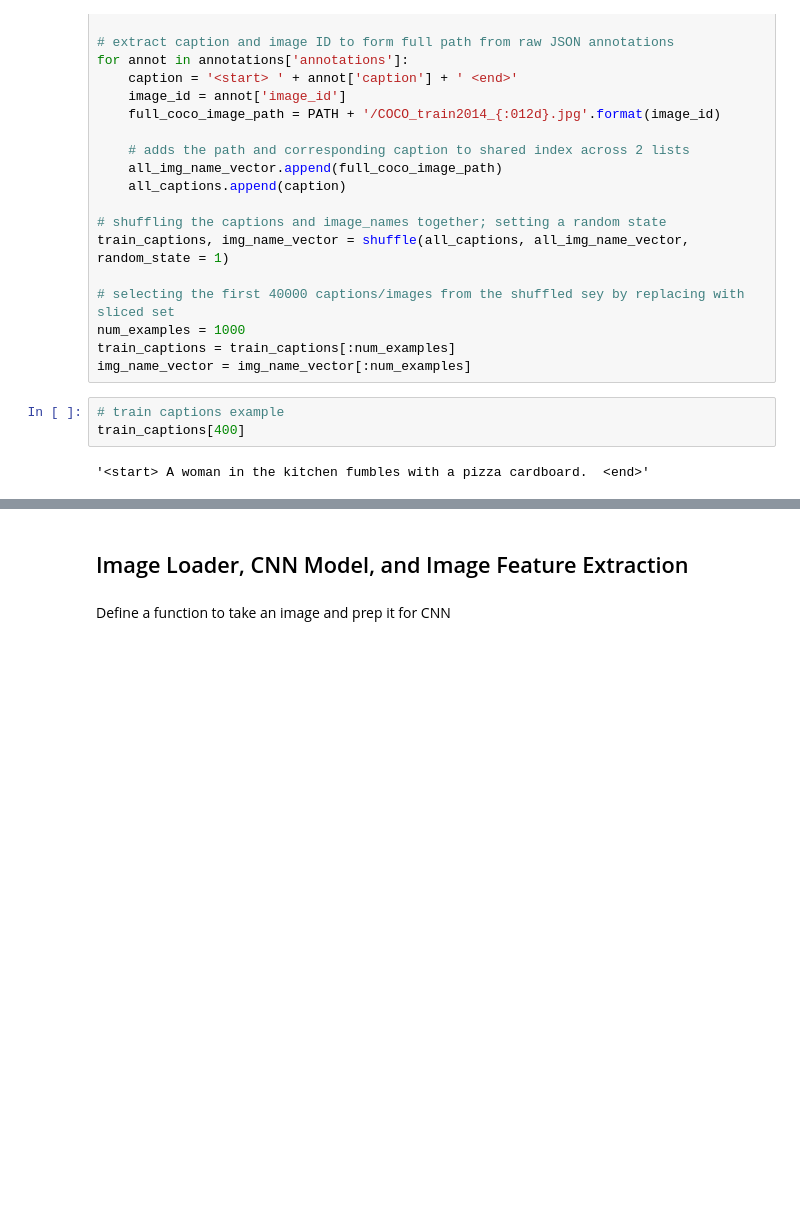
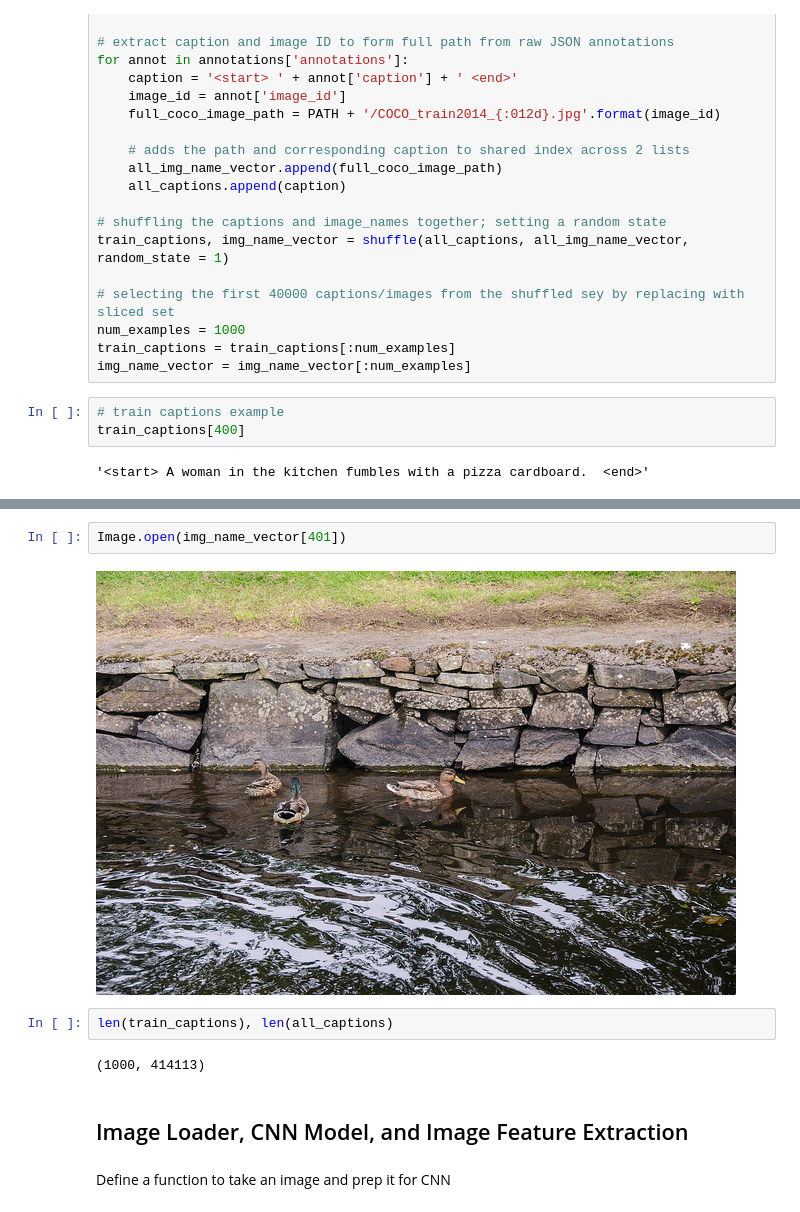
Before and after one commit to bpwilke/CapstoneA_NLP_TransferLearning, a Jupyter notebook: Generate Captions Using NLP (CNN-RNN).ipynb, the cells around one changed output, grey strips where cells are left out. Saved outputs shown, nothing was run; the diff lists cells and outputs as text; blank space fills up the shorter version.

```diff
--- a/Generate Captions Using NLP (CNN-RNN).ipynb
+++ b/Generate Captions Using NLP (CNN-RNN).ipynb
@@ -71,3 +89,11 @@ img_name_vector[434]
+# %%
+Image.open(img_name_vector[401])
+# %% [output]
+[figure, added]
+# %%
+len(train_captions), len(all_captions)
+# %% [output]
+(1000, 414113)
 # %% [markdown]
 ## Image Loader, CNN Model, and Image Feature Extraction
 # %% [markdown]
```
Also changed, not shown: parts of 29 cells of this notebook, 2 other files.
